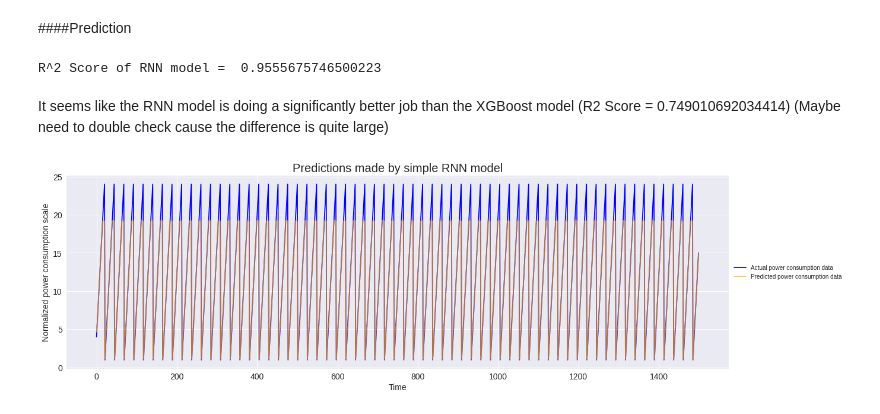
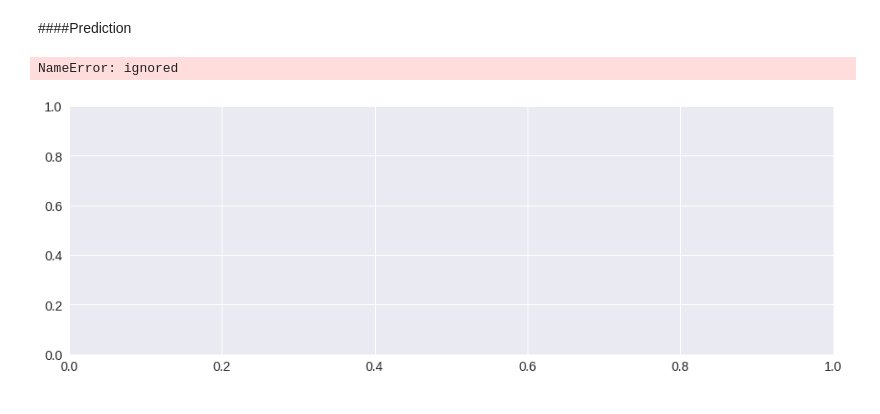
Before and after one commit to janosepah/ML_Project, a Jupyter notebook: Final_Project.ipynb, the cells around one changed output. Drawn from its saved outputs; the diff is of its cells as text; code cells hidden in the pictures.

```diff
--- a/Final_Project.ipynb
+++ b/Final_Project.ipynb
@@ -1029,23 +934,2 @@ Based on the graph, both validation loss and loss have been decreasing as # of e
 # %% [markdown]
 ####Prediction
-# %%
-rnn_predictions = rnn_model.predict(X_test)
-
-rnn_score = r2_score(y_test,rnn_predictions)
-print("R^2 Score of RNN model = ",rnn_score)
-# %% [output]
-R^2 Score of RNN model =  0.9555675746500223
-# %% [markdown]
-It seems like the RNN model is doing a significantly better job than the XGBoost model (R2 Score = 0.749010692034414) (Maybe need to double check cause the difference is quite large)
-# %%
-plt.figure(figsize=(20,6))
-plt.plot(y_test[:1500], color='blue',label='Actual power consumption data')
-plt.plot(rnn_predictions[:1500], alpha=0.7, color='orange',label='Predicted power consumption data')
-plt.title("Predictions made by simple RNN model")
-plt.xlabel('Time')
-plt.ylabel('Normalized power consumption scale')
-plt.legend()
-plt.gca().legend(loc='center left', bbox_to_anchor=(1, 0.5))
-plt.show()
-# %% [output]
-[figure, removed]
@@ -1051,0 +938,17 @@ plt.show()
+# %%
+fig,ax = plt.subplots(figsize=(15,5))
+
+plt.plot(consum_train.index,consum_train["PJME_MW"],alpha=.3)
+plt.plot(consum_test.index,consum_test["Prediction"])
+plt.plot(consum_test.index,consum_test["PJME_MW"],alpha=.3)
+
+plt.xlabel("Date", alpha=0.75, weight="bold")
+plt.ylabel("Consumption", alpha=0.75, weight="bold")
+
+plt.xticks(alpha=0.75,weight="bold", fontsize=11)
+plt.yticks(alpha=0.75,weight="bold", fontsize=11)
+
+plt.title("Predicted consumption", alpha=0.75, weight="bold", fontsize=15, pad=10, loc="left")
+# %% [output]
+NameError: ignored
+[figure, added]
```
Also changed, not shown: parts of 31 cells of this notebook.
